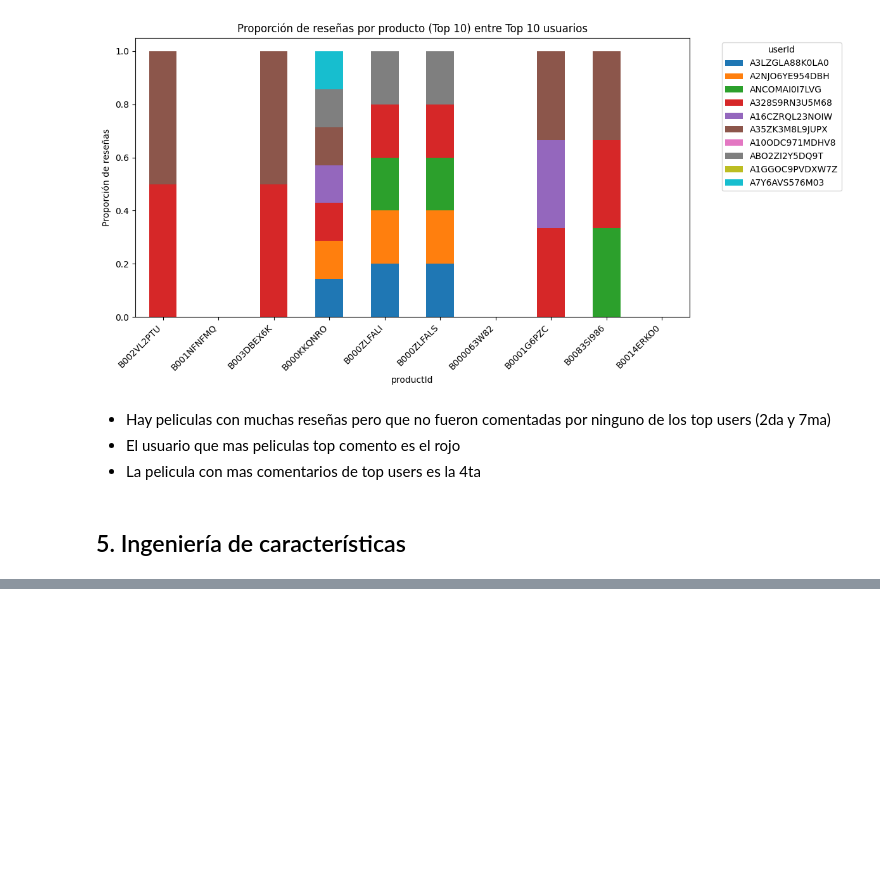
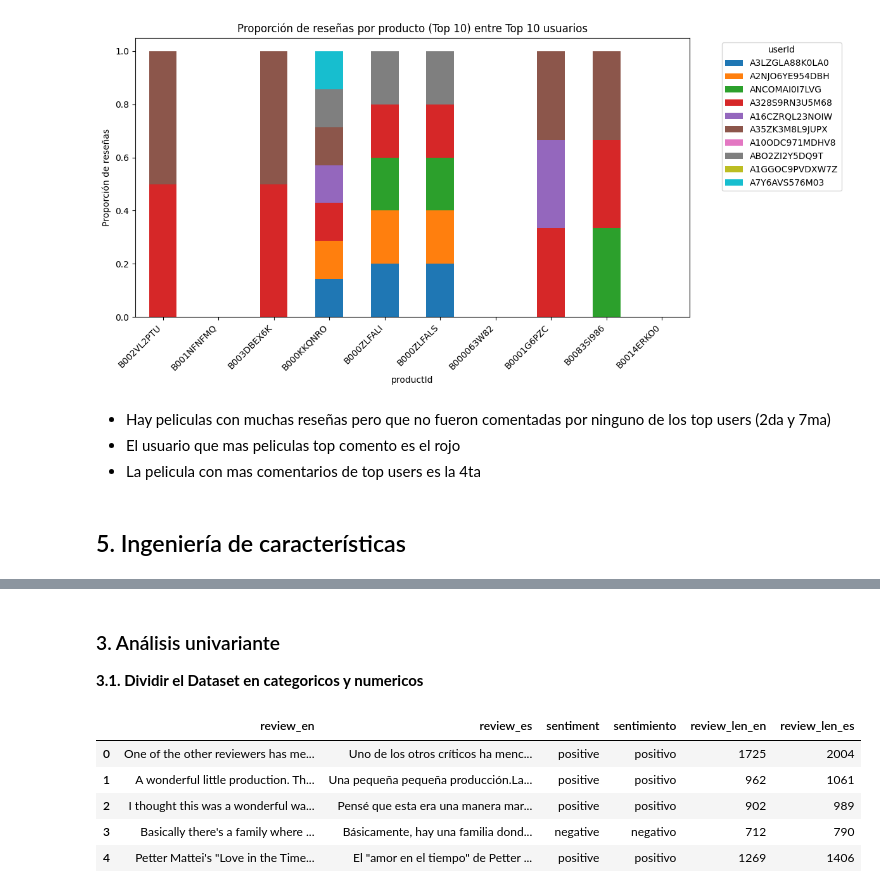
Before and after one commit to magy509/ingenieropg80.Proyecto_final_madre, a Jupyter notebook: src/analisis_feel.ipynb, the cells around one changed output, grey strips where cells are left out. Saved outputs shown, nothing was run; the diff lists cells and outputs as text; code cells hidden in the pictures; blank space fills up the shorter version.

```diff
--- a/src/analisis_feel.ipynb
+++ b/src/analisis_feel.ipynb
@@ -369,0 +510,16 @@ plt.show()
+# %% [markdown]
+### 3. Análisis univariante
+**3.1. Dividir el Dataset en categoricos y numericos**
+# %%
+# Longitud de cada review en número de caracteres
+df_imdb['review_len_en'] = df_imdb['review_en'].str.len()
+df_imdb['review_len_es'] = df_imdb['review_es'].str.len()
+
+df_imdb.head()
+# %% [output]
+|  | review_en | review_es | sentiment | sentimiento | review_len_en | review_len_es |
+| 0 | One of the other reviewers has me... | Uno de los otros críticos ha menc... | positive | positivo | 1725 | 2004 |
+| 1 | A wonderful little production. Th... | Una pequeña pequeña producción.La... | positive | positivo | 962 | 1061 |
+| 2 | I thought this was a wonderful wa... | Pensé que esta era una manera mar... | positive | positivo | 902 | 989 |
+| 3 | Basically there's a family where ... | Básicamente, hay una familia dond... | negative | negativo | 712 | 790 |
+| 4 | Petter Mattei's "Love in the Time... | El "amor en el tiempo" de Petter ... | positive | positivo | 1269 | 1406 |
```
Also changed, not shown: parts of 25 cells of this notebook.
